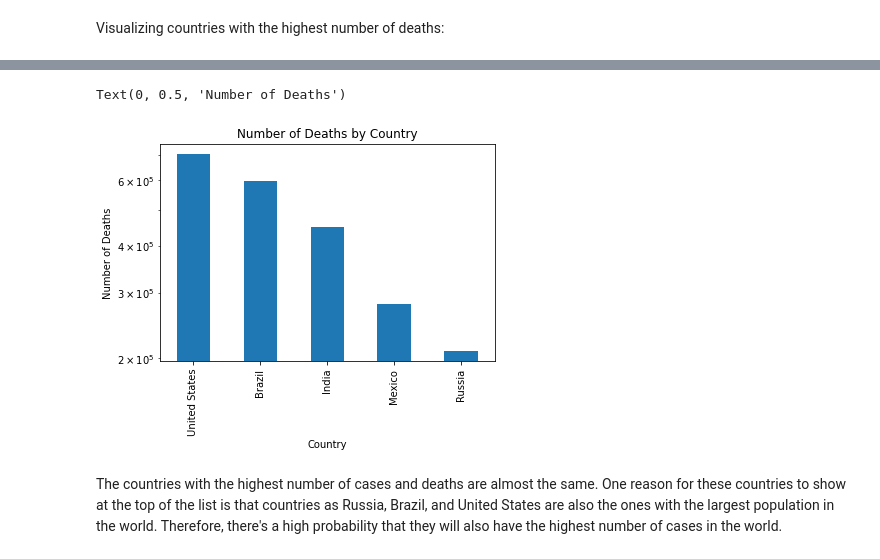
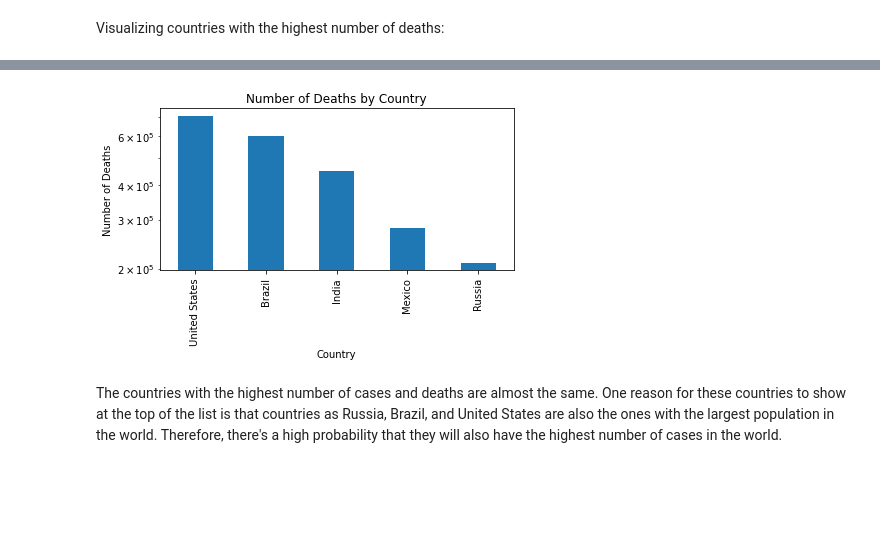
Before and after one commit to christianeloysio/Data_Science, a Jupyter notebook: Who_gets_to_live_during_the_pandemic?.ipynb, the cells around one changed output, grey strips where cells are left out. Cells and saved outputs as stored; diff of their text form; code cells hidden in the pictures; blank space fills up the shorter version.

```diff
--- a/Who_gets_to_live_during_the_pandemic?.ipynb
+++ b/Who_gets_to_live_during_the_pandemic?.ipynb
@@ -219,14 +219,15 @@ td_countries
 # %%
 fig, ax = plt.subplots()
 
 td_countries.plot(x="location", y="total_deaths", kind="bar", ax=ax, legend=False, logy=True);
 
 ax.set_title("Number of Deaths by Country")
 ax.set_xlabel("Country")
 ax.set_ylabel("Number of Deaths")
+
+plt.tight_layout();
 # %% [output]
-Text(0, 0.5, 'Number of Deaths')
-[figure, old version]
+[figure, new version]
 # %% [markdown]
 The countries with the highest number of cases and deaths are almost the same. One reason for these countries to show at the top of the list is that countries as Russia, Brazil, and United States are also the ones with the largest population in the world. Therefore, there's a high probability that they will also have the highest number of cases in the world.
 # %% [markdown]
```
Also changed, not shown: parts of 26 cells of this notebook.
